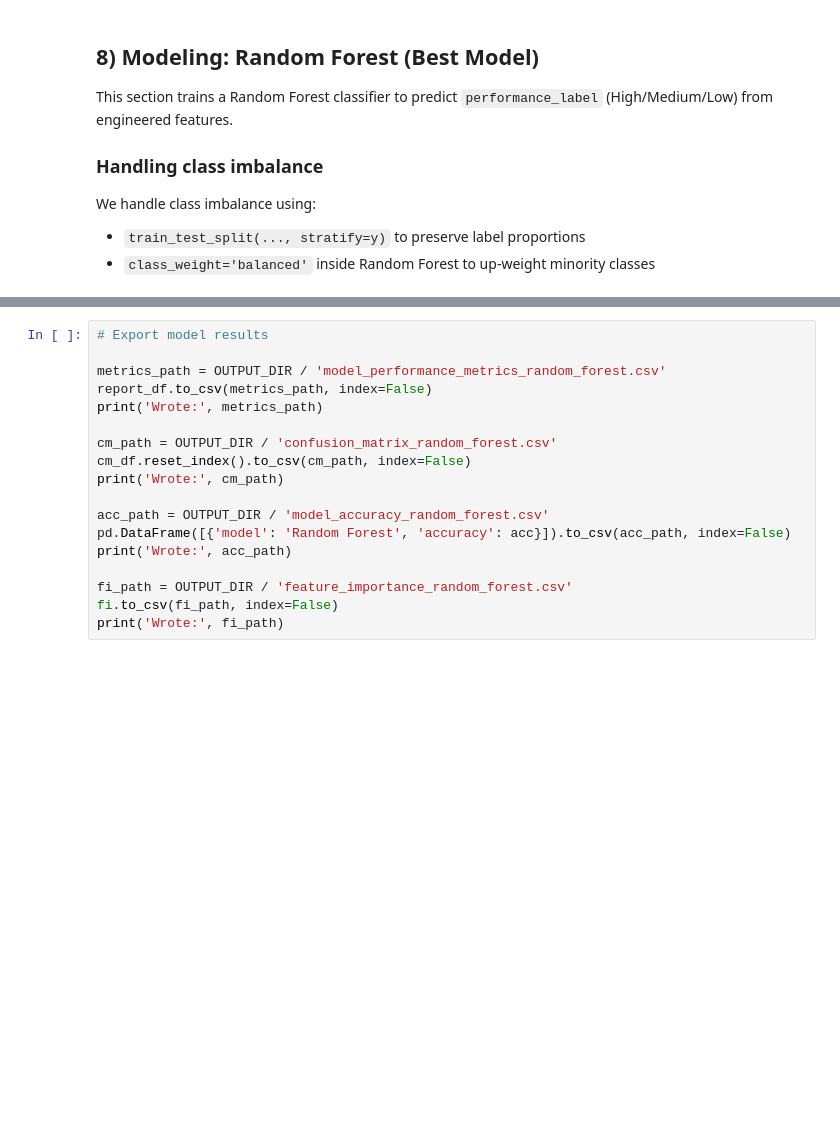
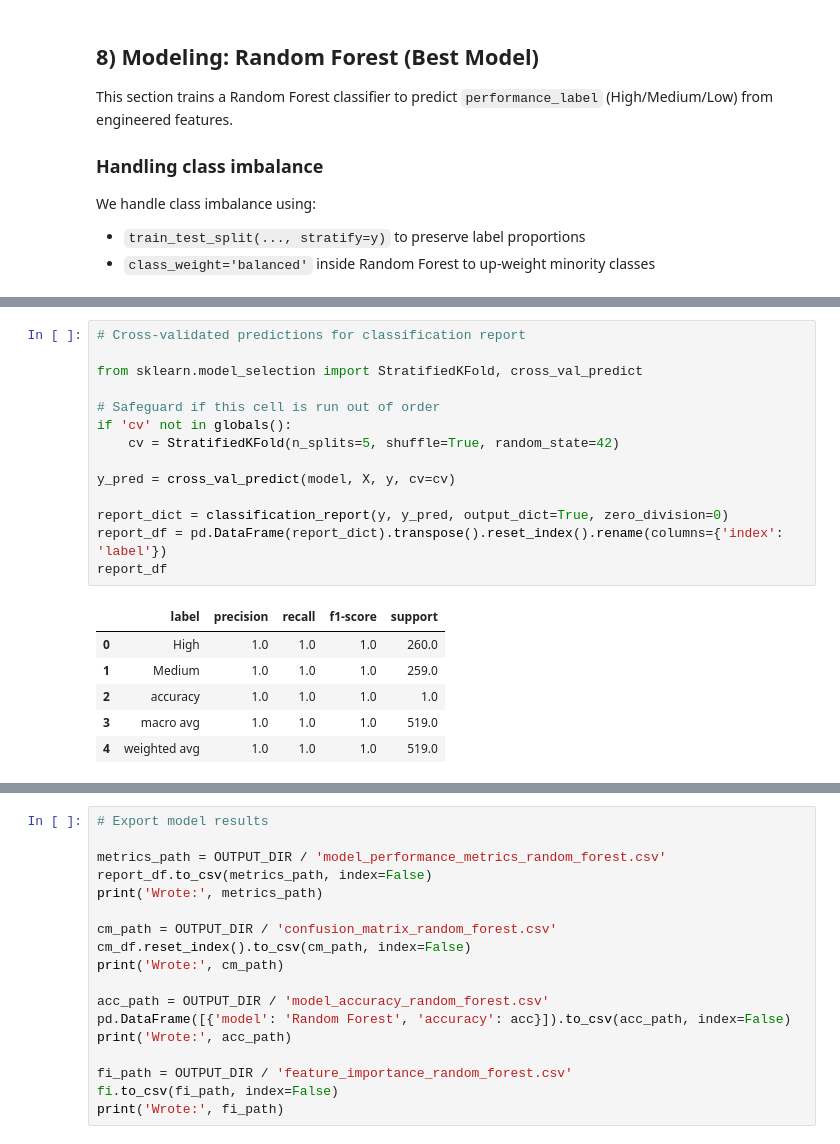
Before and after one commit to richarddanquah/Tiktok-Data-Analysis-For-AI-Project-TUC, a Jupyter notebook: notebook/solution.ipynb, the cells around one changed output, grey strips where cells are left out. Drawn from its saved outputs; the diff is of its cells as text; blank space fills up the shorter version.

```diff
--- a/notebook/solution.ipynb
+++ b/notebook/solution.ipynb
@@ -736,0 +974,21 @@ report_df
+# %%
+# Cross-validated predictions for classification report
+
+from sklearn.model_selection import StratifiedKFold, cross_val_predict
+
+# Safeguard if this cell is run out of order
+if 'cv' not in globals():
+    cv = StratifiedKFold(n_splits=5, shuffle=True, random_state=42)
+
+y_pred = cross_val_predict(model, X, y, cv=cv)
+
+report_dict = classification_report(y, y_pred, output_dict=True, zero_division=0)
+report_df = pd.DataFrame(report_dict).transpose().reset_index().rename(columns={'index': 'label'})
+report_df
+# %% [output]
+|  | label | precision | recall | f1-score | support |
+| 0 | High | 1.0 | 1.0 | 1.0 | 260.0 |
+| 1 | Medium | 1.0 | 1.0 | 1.0 | 259.0 |
+| 2 | accuracy | 1.0 | 1.0 | 1.0 | 1.0 |
+| 3 | macro avg | 1.0 | 1.0 | 1.0 | 519.0 |
+| 4 | weighted avg | 1.0 | 1.0 | 1.0 | 519.0 |
```
Also changed, not shown: parts of 20 cells of this notebook, 15 other files.
